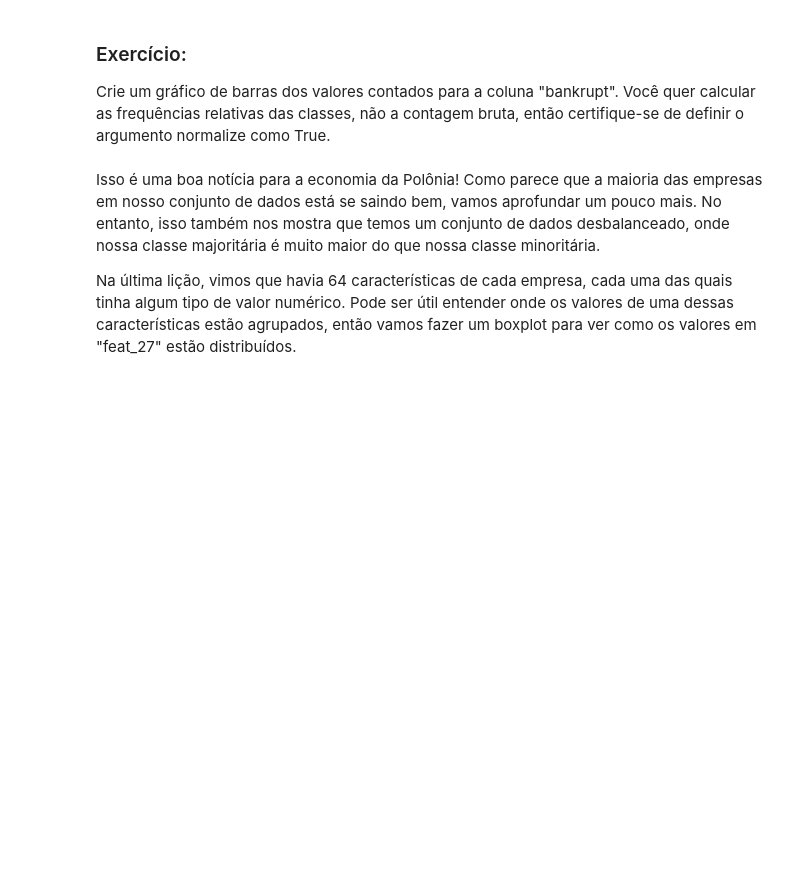
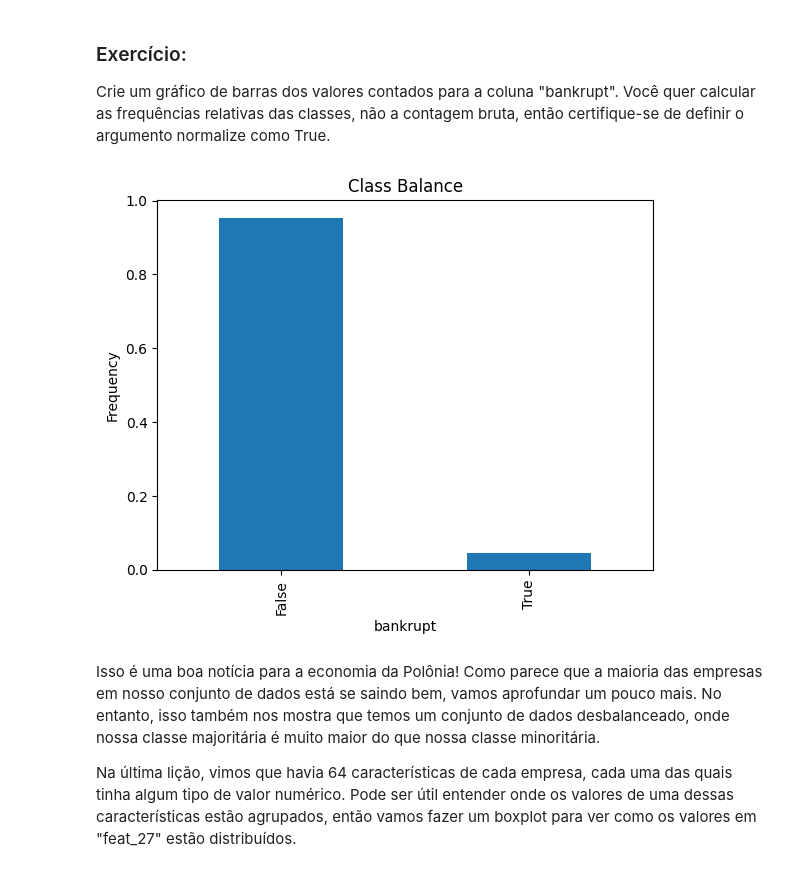
Before and after one commit to Pietro2704/Python, a Jupyter notebook: Python-IA/Aulas/IA__8.ipynb, the cells around one changed output. Drawn from its saved outputs; the diff is of its cells as text; code cells hidden in the pictures; blank space fills up the shorter version.

```diff
--- a/Python-IA/Aulas/IA__8.ipynb
+++ b/Python-IA/Aulas/IA__8.ipynb
@@ -145,10 +213,16 @@ Agora que temos tudo configurado da maneira que precisamos, vamos combinar todas
 Crie uma função `wrangle` que aceita o nome de um arquivo comprimido como entrada e retorna um DataFrame organizado. Depois de confirmar que sua função está funcionando conforme o esperado, envie-a para o avaliador.
 # %%
 def wrangle(filename):
+    # Descompactar e ler arquivo json
+    with gzip.open(filename, "r") as read_file:
+      data = json.load(read_file)
+
+    # Transformar em dataframe com o set index como "company_id"
+    df = pd.DataFrame().from_dict(data["data"]).set_index("company_id")
 
     return df
 # %%
-df =
+df = wrangle('/content/poland-bankruptcy-data-2009.json.gz')
 print(df.shape)
 df.head()
 # %% [markdown]
@@ -187,13 +261,15 @@ Complete a função `wrangle` abaixo usando o código que você desenvolveu na
 Em seguida, use-a para importar `poland-bankruptcy-data-2009.json.gz` para o DataFrame `df`.
 # %%
 def wrangle(filename):
+    # Descompactar e ler arquivo json
+    with gzip.open(filename, "r") as read_file:
+      data = json.load(read_file)
 
-    # Open compressed file, load into dictionary
-
-    # Load dictionary into DataFrame, set index
+    # Transformar em dataframe com o set index como "company_id"
+    df = pd.DataFrame().from_dict(data["data"]).set_index("company_id")
 
     return df
 # %%
-df = ...
+df = wrangle('/content/poland-bankruptcy-data-2009.json.gz')
 print(df.shape)
 df.head()
@@ -215,6 +311,14 @@ Essa é uma informação sólida. Sabemos que todas as nossas características s
 Crie um gráfico de barras dos valores contados para a coluna "bankrupt". Você quer calcular as frequências relativas das classes, não a contagem bruta, então certifique-se de definir o argumento normalize como True.
 # %%
 # Plot class balance
+df["bankrupt"].value_counts(normalize=True).plot(
+    kind='bar',
+    xlabel="bankrupt",
+    ylabel="Frequency",
+    title="Class Balance"
+    );
+# %% [output]
+[figure, added]
 # %% [markdown]
 Isso é uma boa notícia para a economia da Polônia! Como parece que a maioria das empresas em nosso conjunto de dados está se saindo bem, vamos aprofundar um pouco mais. No entanto, isso também nos mostra que temos um conjunto de dados desbalanceado, onde nossa classe majoritária é muito maior do que nossa classe minoritária.
 
```
Also changed, not shown: parts of 20 cells of this notebook, 3 other files.
